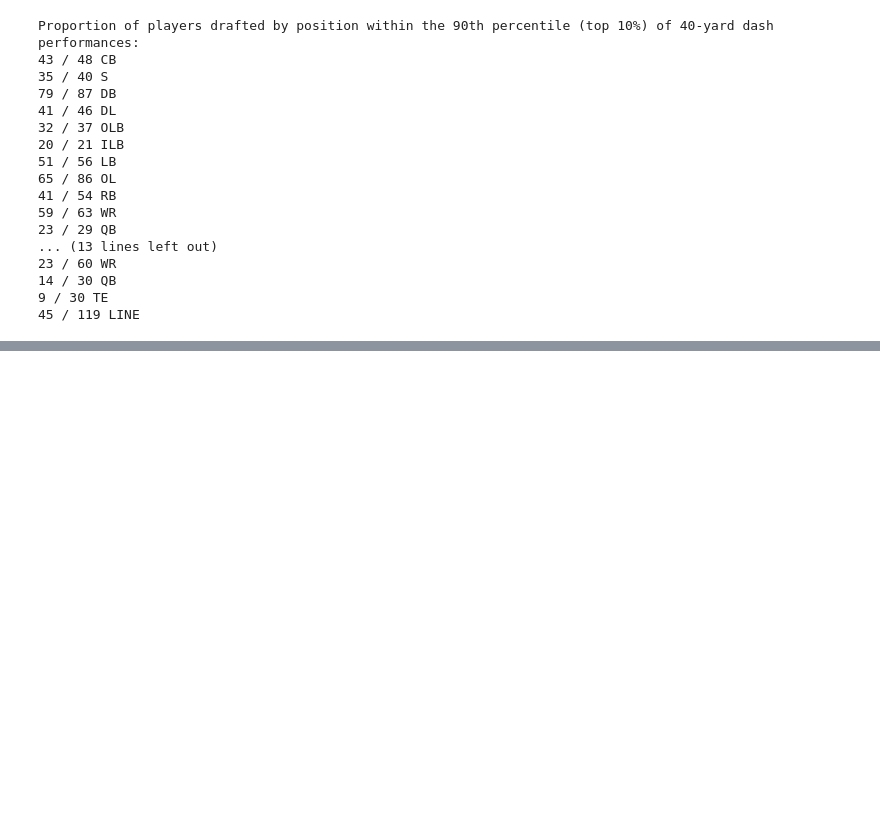
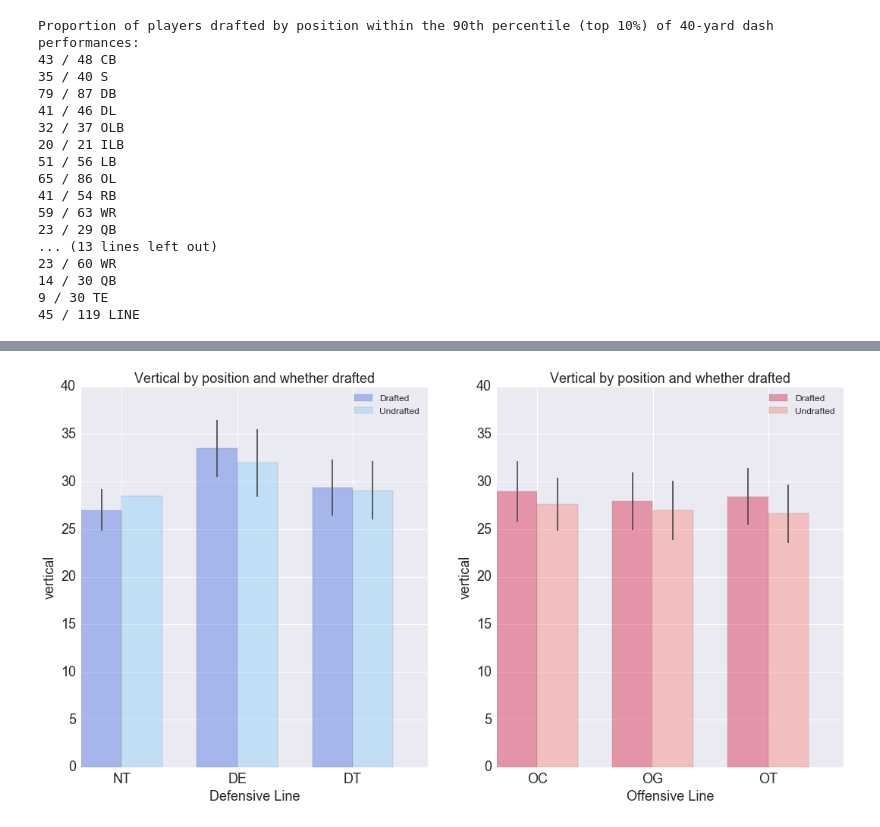
Before and after one commit to antonyross/NFL_Combine, a Jupyter notebook: NFL_Combine.ipynb, the cells around one changed output, grey strips where cells are left out. Saved outputs shown, nothing was run; the diff lists cells and outputs as text; code cells hidden in the pictures; blank space fills up the shorter version.

```diff
--- a/NFL_Combine.ipynb
+++ b/NFL_Combine.ipynb
@@ -649,0 +838,79 @@ Since "broad" and "vertical" are so highly correlated (.815) I decided to drop o
+# %%
+df_linemen = master_dataframe.loc[(master_dataframe['year'] != 2015) & (master_dataframe["position"].isin(['OC', 'OG', 'OT', 'DE', 'DT', 'NT']))]
+df_linemen = df_linemen.loc[df_linemen["vertical"]>=1]
+
+# get the mean and std for each given position for a given drill
+def drill_means_std(df, positions, drill):
+    drafted_means = []
+    drafted_std = []
+    for p in positions:
+        drafted_means.append(df.loc[(df["position"].isin([p])) & (df["drafted"] == 1), drill].mean())
+        drafted_std.append(df.loc[(df["position"].isin([p])) & (df["drafted"] == 1), drill].std())
+
+    undrafted_means = []
+    undrafted_std = []
+    for p in positions:
+        undrafted_means.append(df.loc[(df["position"].isin([p])) & (df["drafted"] == 0), drill].mean())
+        undrafted_std.append(df.loc[(df["position"].isin([p])) & (df["drafted"] == 0), drill].std())
+    return drafted_means, drafted_std, undrafted_means, undrafted_std
+
+D_Line = ['NT', 'DE', 'DT']
+O_Line = ['OC', 'OG', 'OT']
+n_groups = len(D_Line)
+drill = "vertical"
+
+fig, ax = plt.subplots(nrows=1, ncols=2, figsize=(18, 9))
+
+index = np.arange(n_groups)
+bar_width = 0.35
+opacity = 0.4
+error_config = {'ecolor': '0.3'}
+
+d_means, d_std, und_means, und_std = drill_means_std(df_linemen, D_Line, drill)
+
+rects1 = ax[0].bar(index, d_means, bar_width,
+                 alpha=opacity,
+                 color='royalblue',
+                 yerr=d_std,
+                 error_kw=error_config,
+                 label='Drafted')
+
+rects2 = ax[0].bar(index + bar_width, und_means, bar_width,
+                 alpha=opacity,
+                 color='lightskyblue',
+                 yerr=und_std,
+                 error_kw=error_config,
+                 label='Undrafted')
+
+ax[0].set_xlabel('Defensive Line', fontsize=18)
+ax[0].set_ylabel(drill, fontsize=18)
+ax[0].set_title(drill.capitalize() + ' by position and whether drafted', fontsize=18)
+set_tick_labels(ax[0])
+plt.setp(ax[0], xticks=[i+bar_width for i in index],xticklabels=D_Line)
+ax[0].legend(fontsize=12)
+
+d_means, d_std, und_means, und_std = drill_means_std(df_linemen, O_Line, drill)
+
+rects3 = ax[1].bar(index, d_means, bar_width,
+                 alpha=opacity,
+                 color='crimson',
+                 yerr=d_std,
+                 error_kw=error_config,
+                 label='Drafted')
+
+rects4 = ax[1].bar(index + bar_width, und_means, bar_width,
+                 alpha=opacity,
+                 color='salmon',
+                 yerr=und_std,
+                 error_kw=error_config,
+                 label='Undrafted')
+
+ax[1].set_xlabel('Offensive Line', fontsize=18)
+ax[1].set_ylabel(drill, fontsize=18)
+# adjust O_Line 'y' to match D-Line 'y' for visual comparison
+ax[1].set_ylim(0,40)
+ax[1].set_title(drill.capitalize() + ' by position and whether drafted', fontsize=18)
+set_tick_labels(ax[1])
+plt.setp(ax[1], xticks=[i+bar_width for i in index],xticklabels=O_Line)
+ax[1].legend(fontsize=12)
+# %% [output]
@@ -649,0 +918 @@ Since "broad" and "vertical" are so highly correlated (.815) I decided to drop o
+[figure, added]
```
Also changed, not shown: parts of 55 cells of this notebook.
